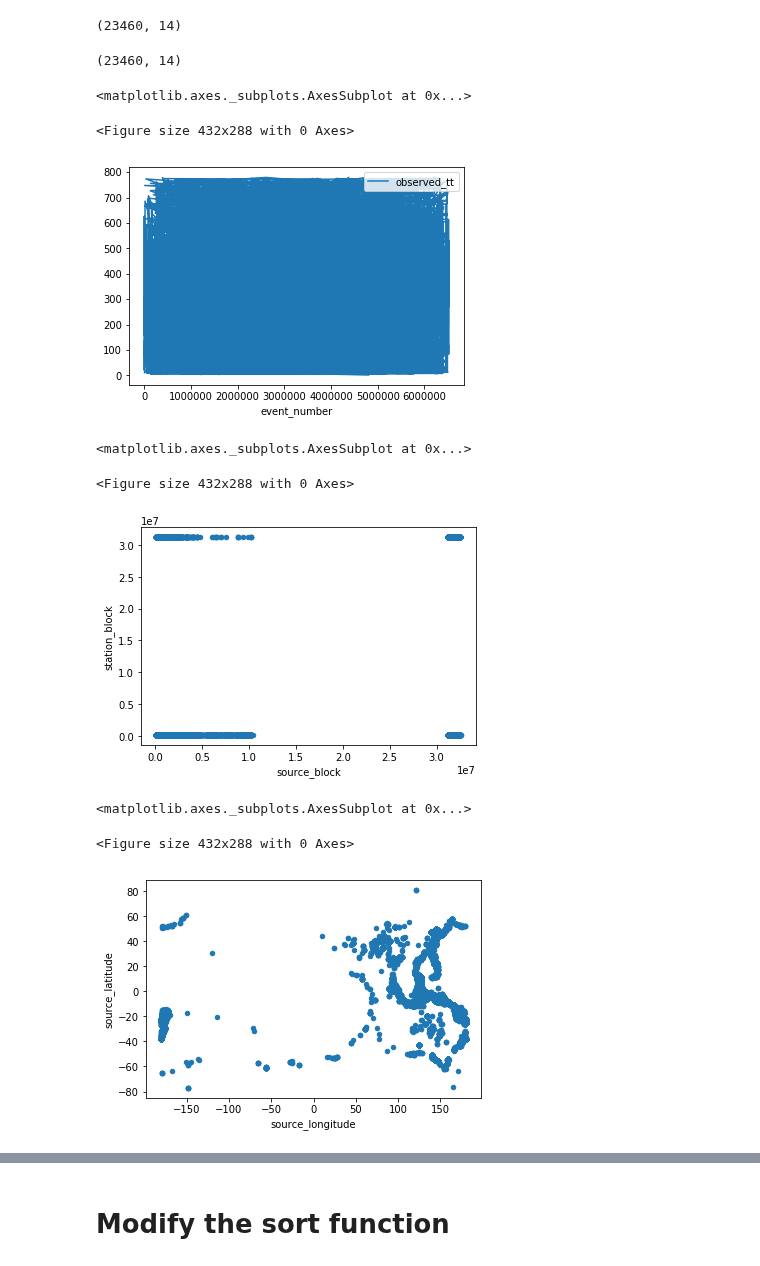
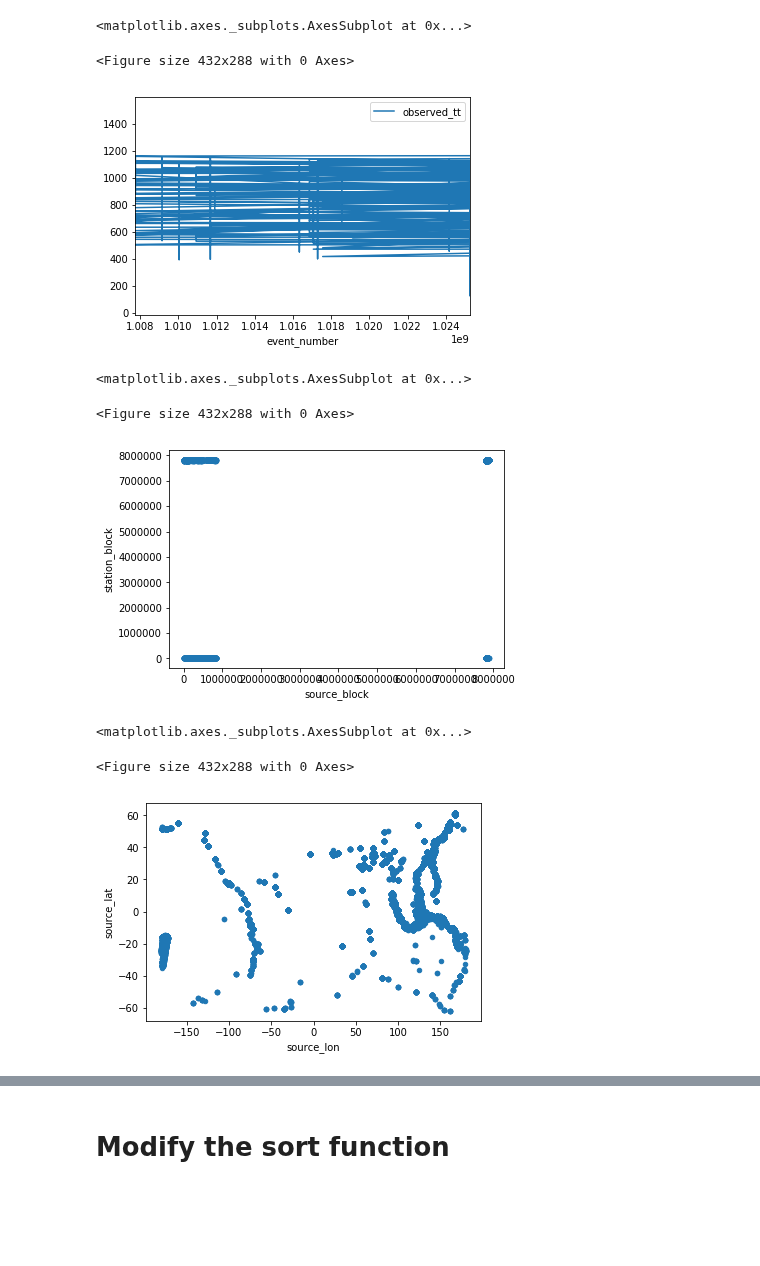
Before and after one commit to GeoscienceAustralia/hiperseis, a Jupyter notebook: notebooks/sort_seismic_events2stations_rays.ipynb, the cells around one changed output, grey strips where cells are left out. Drawn from its saved outputs; the diff is of its cells as text; code cells hidden in the pictures; blank space fills up the shorter version.

```diff
--- a/notebooks/sort_seismic_events2stations_rays.ipynb
+++ b/notebooks/sort_seismic_events2stations_rays.ipynb
@@ -10,7 +9,8 @@
 import pandas as pd
 import matplotlib.pyplot as plt
 # %%
-inputcsv = '/g/data/ha3/fxz547/Githubz/passive-seismic/tests/testdata/100K_ensemble.p.txt'
+inputcsv = '/g/data/ha3/fxz547/Githubz/passive-seismic/tests/testdata/100K_ensemble.s.txt'
+phase='S'
 csv_data = pd.read_csv(inputcsv, sep='\s+', header='infer')
 # %%
 csv_data.head()
@@ -37,5 +37,5 @@ column_name_map={
 
 csv_data.rename(columns=column_name_map, inplace=True)
 
-csv_data = sortrays.apply_filters(csv_data, "P")
+csv_data = sortrays.apply_filters(csv_data, phase)
 # %% [output]
@@ -183,5 +190,5 @@ def sort_cluster(csv_data, phase, outputcsv):
 
     return (final_df, pdf4inv)
 # %%
-pdf1, pdf4 = sort_cluster(csv_data, "P", "P_sort_cluster.csv")
+pdf1, pdf4 = sort_cluster(csv_data, phase, "%s_sort_cluster.csv"%phase)
 # %% [output]
@@ -327,30 +325,22 @@ pdf2.head()
-# %%
-pdf2.shape
-# %% [output]
-(23460, 14)
-# %%
-finalpdf.shape
-# %% [output]
-(23460, 14)
 # %%
-plt.figure(); pdf2.plot(x='event_number', y='observed_tt')
+plt.figure(); pdf1.plot(x='event_number', y='observed_tt')
 # plt.figure(); pdf2.plot(x='event_number', y='source_depth')
 # plt.figure(); pdf2.plot(x='event_number', y='locations2degrees')
 # plt.figure(); pdf2.plot(x='event_number', y='residual')  # less than +-10s
 # %% [output]
 <matplotlib.axes._subplots.AxesSubplot at 0x...>
 <Figure size 432x288 with 0 Axes>
-[figure, old version]
+[figure, new version]
 # %%
-plt.figure(); pdf2.plot.scatter(x='source_block', y='station_block')
+plt.figure(); pdf1.plot.scatter(x='source_block', y='station_block')
 # %% [output]
 <matplotlib.axes._subplots.AxesSubplot at 0x...>
 <Figure size 432x288 with 0 Axes>
-[figure, old version]
+[figure, new version]
 # %%
-plt.figure(); pdf2.plot.scatter(x='source_longitude', y='source_latitude')
+plt.figure(); pdf1.plot.scatter(x='source_lon', y='source_lat')
 # %% [output]
 <matplotlib.axes._subplots.AxesSubplot at 0x...>
 <Figure size 432x288 with 0 Axes>
-[figure, old version]
+[figure, new version]
 # %%
```
Also changed, not shown: parts of 63 cells of this notebook, 1 other file.
